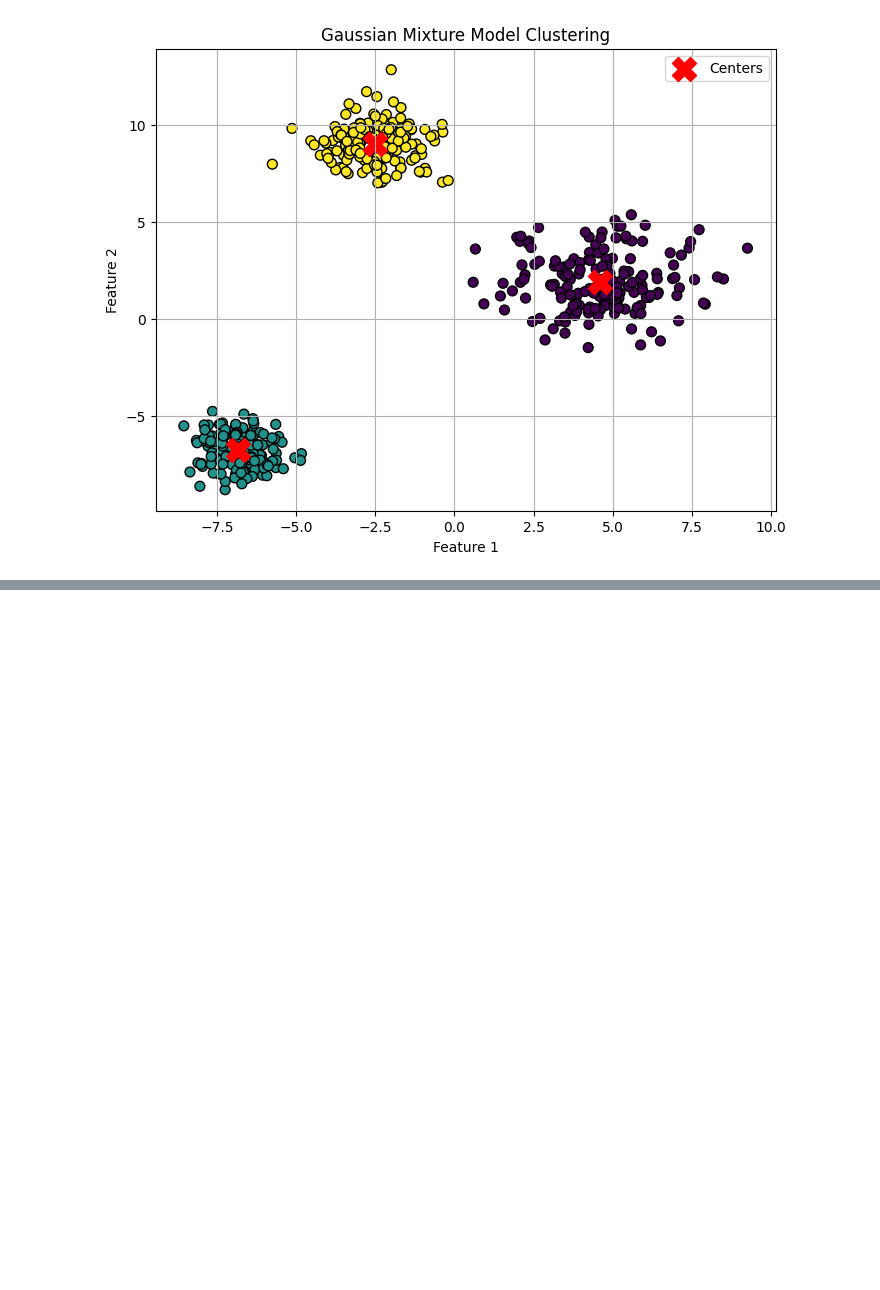
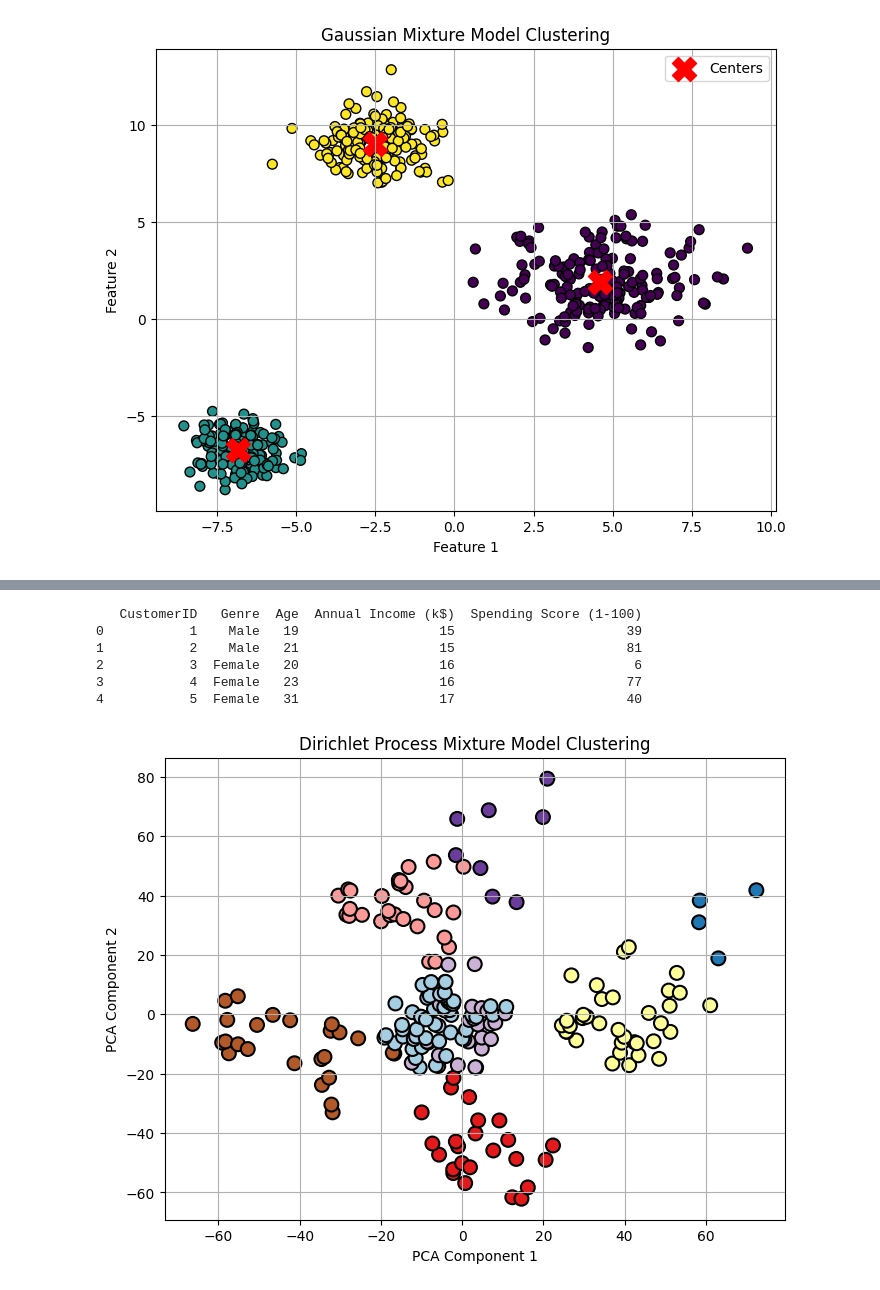
Before and after one commit to itsluckysharma01/Applied-Python-for-AI-ML-DL, a Jupyter notebook: H03_Advance_Clustering_Algo_Unsupervised.ipynb, the cells around one changed output, grey strips where cells are left out. Saved outputs shown, nothing was run; the diff lists cells and outputs as text; code cells hidden in the pictures; blank space fills up the shorter version.

```diff
--- a/H03_Advance_Clustering_Algo_Unsupervised.ipynb
+++ b/H03_Advance_Clustering_Algo_Unsupervised.ipynb
@@ -138,0 +238,49 @@ plt.show()
+# %%
+# Import Libraries
+import numpy as np
+import pandas as pd
+import matplotlib.pyplot as plt
+from sklearn.mixture import BayesianGaussianMixture
+from sklearn.decomposition import PCA
+
+data = pd.read_csv('https://raw.githubusercontent.com/itsluckysharma01/Datasets/refs/heads/main/gfg_Mall_Customers-.csv')
+print(data.head())
+# %% [output]
+   CustomerID   Genre  Age  Annual Income (k$)  Spending Score (1-100)
+0           1    Male   19                  15                      39
+1           2    Male   21                  15                      81
+2           3  Female   20                  16                       6
+3           4  Female   23                  16                      77
+4           5  Female   31                  17                      40
+# %%
+
+# Step 2: Feature Selection
+X = data[['Age', 'Annual Income (k$)', 'Spending Score (1-100)']].values
+
+# Step 3: Dimensionality Reduction
+pca = PCA(n_components=2)
+X_pca = pca.fit_transform(X)
+
+# Step 4: Fit Bayesian Gaussian Mixture Model
+dpmm = BayesianGaussianMixture(
+    n_components=10,
+    covariance_type='full',
+    weight_concentration_prior_type='dirichlet_process',
+    weight_concentration_prior=1e-2,
+    random_state=42
+)
+
+dpmm.fit(X)
+labels = dpmm.predict(X)
+# %%
+## Step 5: Visualization
+
+plt.figure(figsize=(8, 6))
+plt.scatter(X_pca[:, 0], X_pca[:, 1], c=labels, cmap=plt.cm.Paired, edgecolors='k', s=100, linewidth=1.5)
+plt.title('Dirichlet Process Mixture Model Clustering')
+plt.xlabel('PCA Component 1')
+plt.ylabel('PCA Component 2')
+plt.grid(True)
+plt.show()
+# %% [output]
+[figure, added]
```
Also changed, not shown: parts of 10 cells of this notebook.
